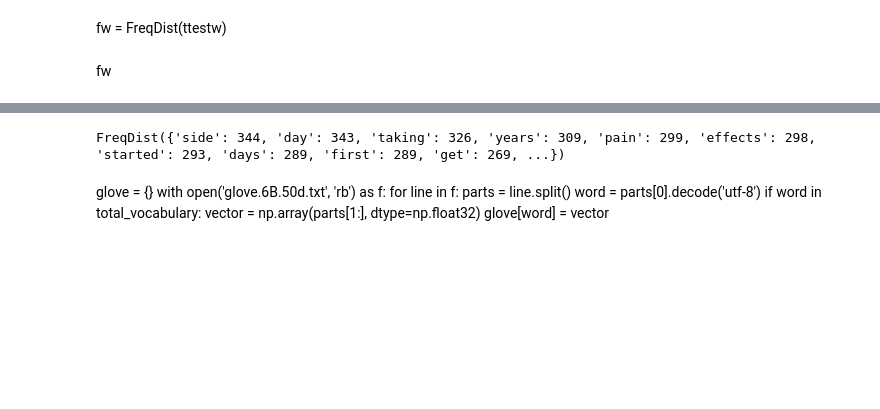
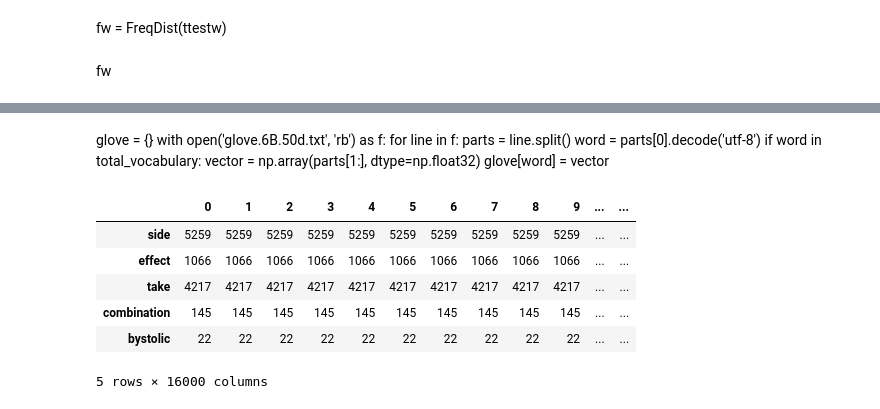
Before and after one commit to jmarksk/DrugReviewAnalysis, a Jupyter notebook: drugReviews.ipynb, the cells around one changed output, grey strips where cells are left out. Saved outputs shown, nothing was run; the diff lists cells and outputs as text; code cells hidden in the pictures; blank space fills up the shorter version.

```diff
--- a/drugReviews.ipynb
+++ b/drugReviews.ipynb
@@ -279,6 +392,2 @@ FreqDist({'039': 1542, 'side': 344, 'day': 343, 'taking': 326, 'years': 309, 'pa
 # %%
 w_words_stoppedC = [word for word in w_words_stopped if '039' not in word]
-# %%
-FreqDist(w_words_stoppedC)
-# %% [output]
-FreqDist({'side': 344, 'day': 343, 'taking': 326, 'years': 309, 'pain': 299, 'effects': 298, 'started': 293, 'days': 289, 'first': 289, 'get': 269, ...})
@@ -293,0 +409,10 @@ with open('glove.6B.50d.txt', 'rb') as f:
+# %%
+dft.head()
+# %% [output]
+|  | 0 | 1 | 2 | 3 | 4 | 5 | 6 | 7 | 8 | 9 | ... | ... |
+| side | 5259 | 5259 | 5259 | 5259 | 5259 | 5259 | 5259 | 5259 | 5259 | 5259 | ... | ... |
+| effect | 1066 | 1066 | 1066 | 1066 | 1066 | 1066 | 1066 | 1066 | 1066 | 1066 | ... | ... |
+| take | 4217 | 4217 | 4217 | 4217 | 4217 | 4217 | 4217 | 4217 | 4217 | 4217 | ... | ... |
+| combination | 145 | 145 | 145 | 145 | 145 | 145 | 145 | 145 | 145 | 145 | ... | ... |
+| bystolic | 22 | 22 | 22 | 22 | 22 | 22 | 22 | 22 | 22 | 22 | ... | ... |
+5 rows × 16000 columns
```
Also changed, not shown: parts of 100 cells of this notebook.
